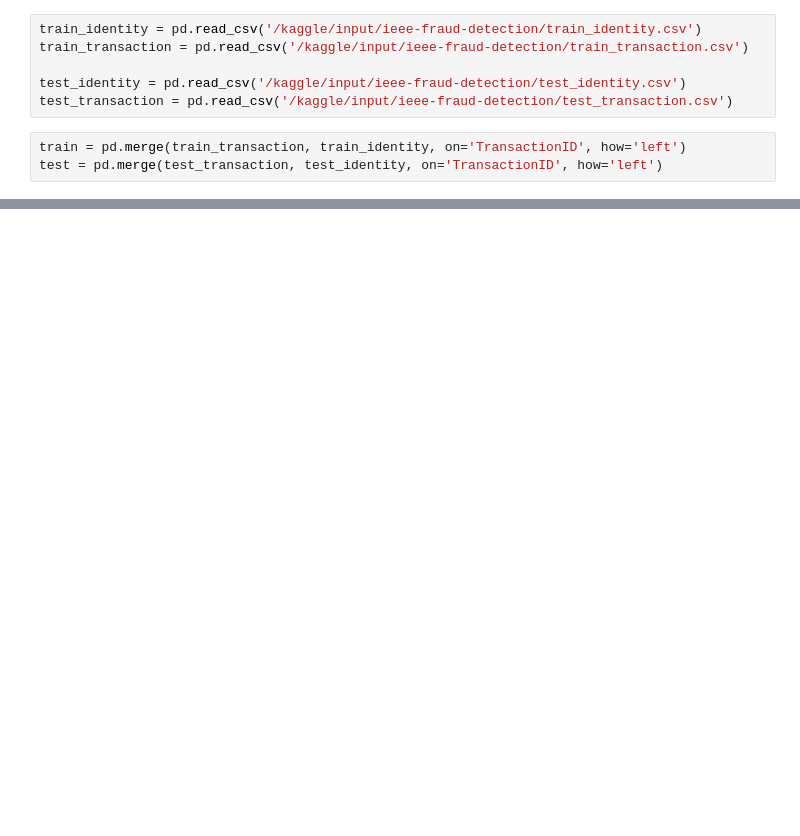
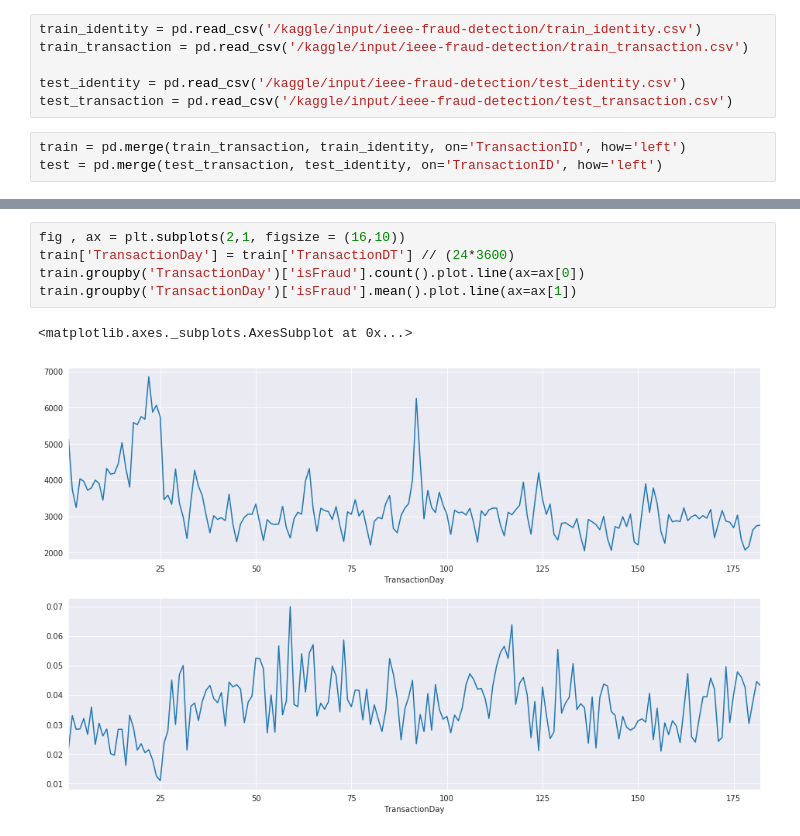
Before and after one commit to aitabuzaid/detect-fraud, a Jupyter notebook: ieee-cis.ipynb, the cells around one changed output, grey strips where cells are left out. Cells and saved outputs as stored; diff of their text form; blank space fills up the shorter version.

```diff
--- a/ieee-cis.ipynb
+++ b/ieee-cis.ipynb
@@ -47,0 +86,8 @@ print(test.shape)
+# %%
+fig , ax = plt.subplots(2,1, figsize = (16,10))
+train['TransactionDay'] = train['TransactionDT'] // (24*3600)
+train.groupby('TransactionDay')['isFraud'].count().plot.line(ax=ax[0])
+train.groupby('TransactionDay')['isFraud'].mean().plot.line(ax=ax[1])
+# %% [output]
+<matplotlib.axes._subplots.AxesSubplot at 0x...>
+[figure, added]
```
Also changed, not shown: parts of 6 cells of this notebook.
